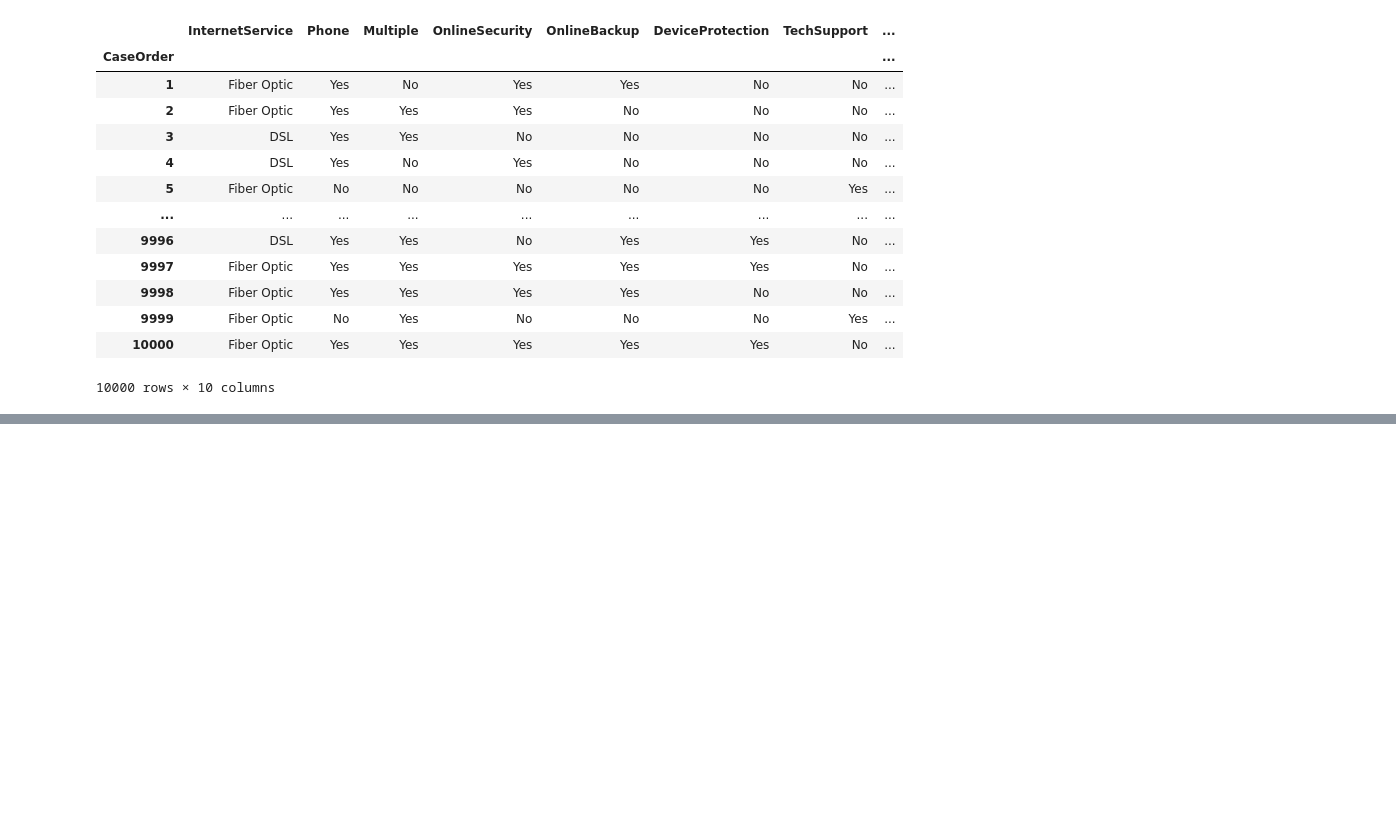
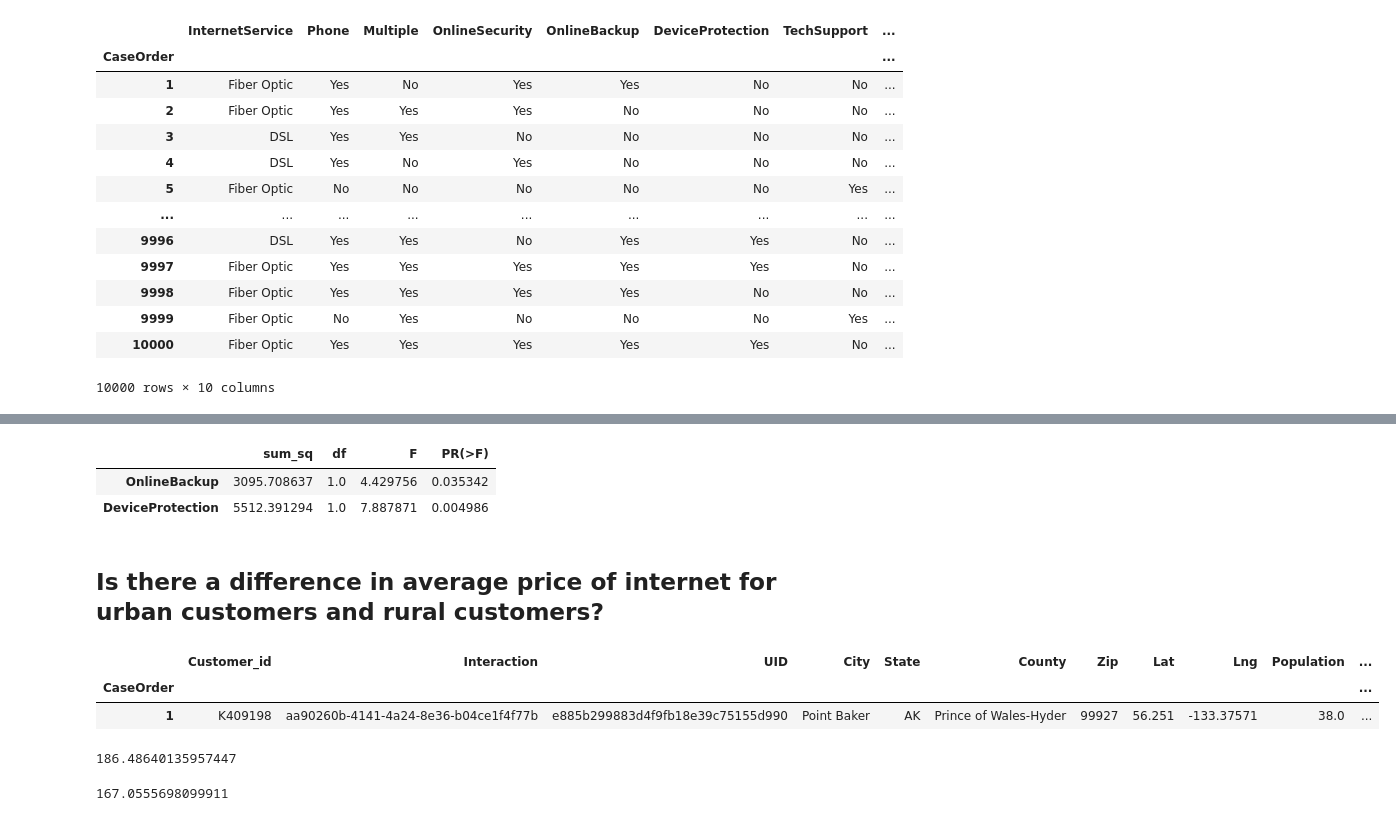
Before and after one commit to ordinaryusername1/D207, a Jupyter notebook: D207_Parker.ipynb, the cells around one changed output, grey strips where cells are left out. Drawn from its saved outputs; the diff is of its cells as text; code cells hidden in the pictures; blank space fills up the shorter version.

Commit message:
finish running two-way ANOVA for 'more service == more tenure?', create one-way ANOVA for 'difference in MonthlyCost based on type of internet?'

```diff
--- a/D207_Parker.ipynb
+++ b/D207_Parker.ipynb
@@ -976,0 +952,14 @@ Residual          6.980753e+06  9989.0       NaN       NaN
+# %%
+anova_output.loc[anova_output["PR(>F)"] < .05]
+# %% [output]
+|  | sum_sq | df | F | PR(>F) |
+| OnlineBackup | 3095.708637 | 1.0 | 4.429756 | 0.035342 |
+| DeviceProtection | 5512.391294 | 1.0 | 7.887871 | 0.004986 |
+# %% [markdown]
+## Is there a difference in average price of internet for urban customers and rural customers?
+# %%
+df.head(1)
+# %% [output]
+|  | Customer_id | Interaction | UID | City | State | County | Zip | Lat | Lng | Population | ... |
+| CaseOrder |  |  |  |  |  |  |  |  |  |  | ... |
+| 1 | K409198 | aa90260b-4141-4a24-8e36-b04ce1f4f77b | e885b299883d4f9fb18e39c75155d990 | Point Baker | AK | Prince of Wales-Hyder | 99927 | 56.251 | -133.37571 | 38.0 | ... |
@@ -976,0 +968,4 @@ Residual          6.980753e+06  9989.0       NaN       NaN
+# %%
+df_fiber_optic["MonthlyCharge"].describe().loc["mean"]
+# %% [output]
+186.48640135957447
@@ -976,0 +974,4 @@ Residual          6.980753e+06  9989.0       NaN       NaN
+# %%
+df_dsl["MonthlyCharge"].describe().loc["mean"]
+# %% [output]
+167.0555698099911
```
Also changed, not shown: parts of 26 cells of this notebook.
